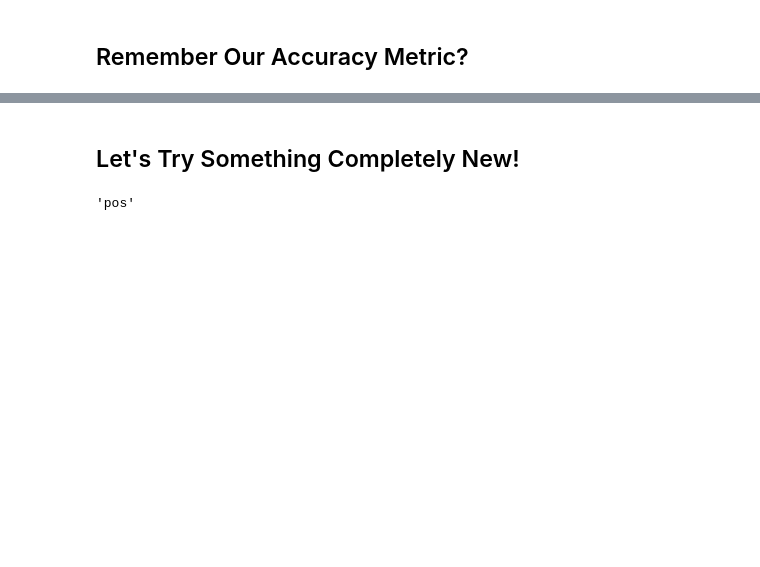
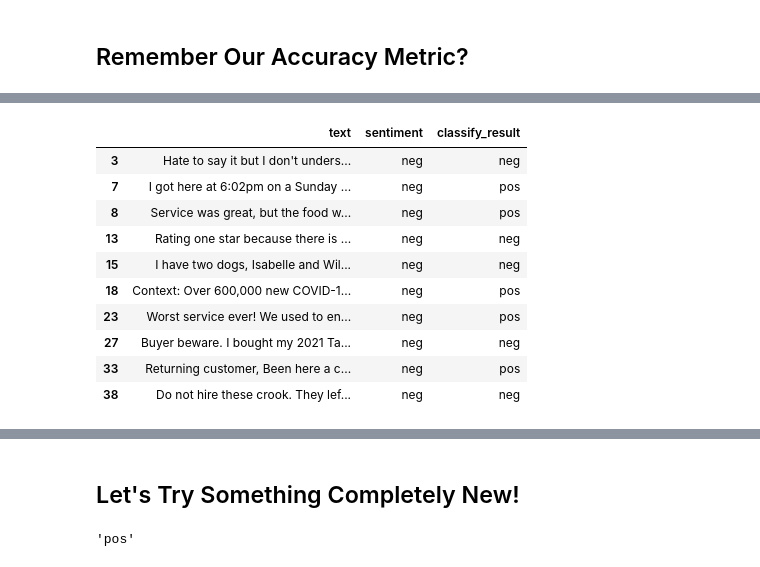
Before and after one commit to jtemplon/cuny-fall-2024, a Jupyter notebook: yelp-sentiment-analysis.ipynb, the cells around one changed output, grey strips where cells are left out. Saved outputs shown, nothing was run; the diff lists cells and outputs as text; code cells hidden in the pictures; blank space fills up the shorter version.

```diff
--- a/yelp-sentiment-analysis.ipynb
+++ b/yelp-sentiment-analysis.ipynb
@@ -29,0 +70,3 @@ The possible annotations for the column are: `pos` or `neg`.
+# %%
+clean_df = annotated_data.loc[lambda x: x['review_id'] != 'review_id'].copy()
+clean_df['sentiment'] = clean_df['sentiment'].apply(lambda x: x.strip() if x in ['pos', 'neg'] else 'pos')
@@ -29,0 +86,2 @@ The possible annotations for the column are: `pos` or `neg`.
+# %%
+clean_df = clean_df.sample(frac=1, random_state=42).reset_index(drop=True)
@@ -30,22 +97,4 @@ The possible annotations for the column are: `pos` or `neg`.
 # %%
 # Saving this for combining our CSVs!
-train = [
-    ("I love this sandwich.", "pos"),
-    ("this is an amazing place!", "pos"),
-    ("I feel very good about these beers.", "pos"),
-    ("this is my best work.", "pos"),
-    ("what an awesome view", "pos"),
-    ("I do not like this restaurant", "neg"),
-    ("I am tired of this stuff.", "neg"),
-    ("I can't deal with this", "neg"),
-    ("he is my sworn enemy!", "neg"),
-    ("my boss is horrible.", "neg"),
-]
-test = [
-    ("the beer was good.", "pos"),
-    ("I do not enjoy my job", "neg"),
-    ("I ain't feeling dandy today.", "neg"),
-    ("I feel amazing!", "pos"),
-    ("Gary is a friend of mine.", "pos"),
-    ("I can't believe I'm doing this.", "neg"),
-]
+train = [ (r['text'], r['sentiment'].strip()) for i, r in clean_df[:154][['text', 'sentiment']].iterrows() ]
+test = [ (r['text'], r['sentiment'].strip()) for i, r in clean_df[154:][['text', 'sentiment']].iterrows() ]
@@ -72,0 +186,3 @@ cl.accuracy(test)
+# %%
+test_df = pd.DataFrame(test, columns=['text', 'sentiment'])
+test_df['classify_result'] = test_df['text'].apply(lambda x: cl.classify(x))
@@ -72,0 +198,14 @@ cl.accuracy(test)
+# %%
+test_df.loc[lambda x: x['sentiment'] == 'neg']
+# %% [output]
+|  | text | sentiment | classify_result |
+| 3 | Hate to say it but I don't unders... | neg | neg |
+| 7 | I got here at 6:02pm on a Sunday ... | neg | pos |
+| 8 | Service was great, but the food w... | neg | pos |
+| 13 | Rating one star because there is ... | neg | neg |
+| 15 | I have two dogs, Isabelle and Wil... | neg | neg |
+| 18 | Context: Over 600,000 new COVID-1... | neg | pos |
+| 23 | Worst service ever! We used to en... | neg | pos |
+| 27 | Buyer beware. I bought my 2021 Ta... | neg | neg |
+| 33 | Returning customer, Been here a c... | neg | pos |
+| 38 | Do not hire these crook. They lef... | neg | neg |
```
Also changed, not shown: parts of 22 cells of this notebook, 5 other files.
